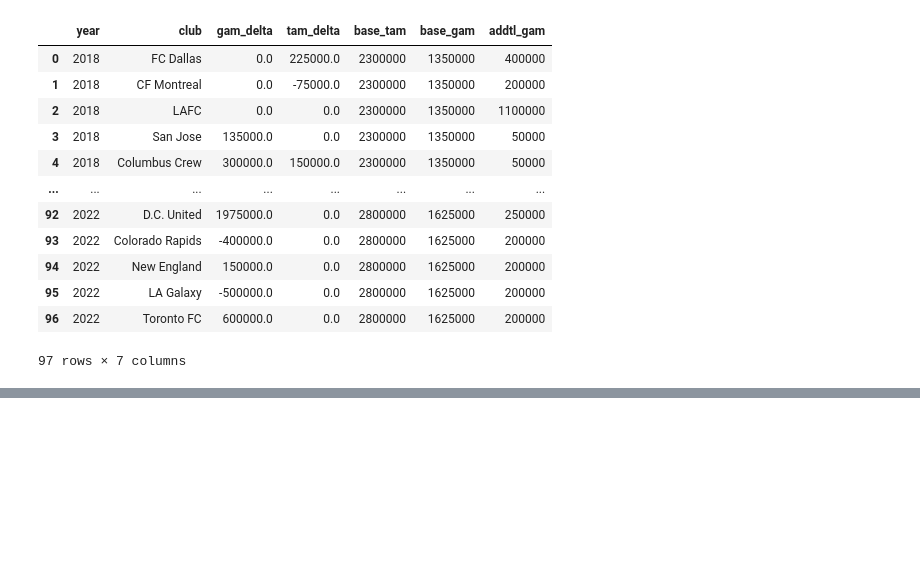
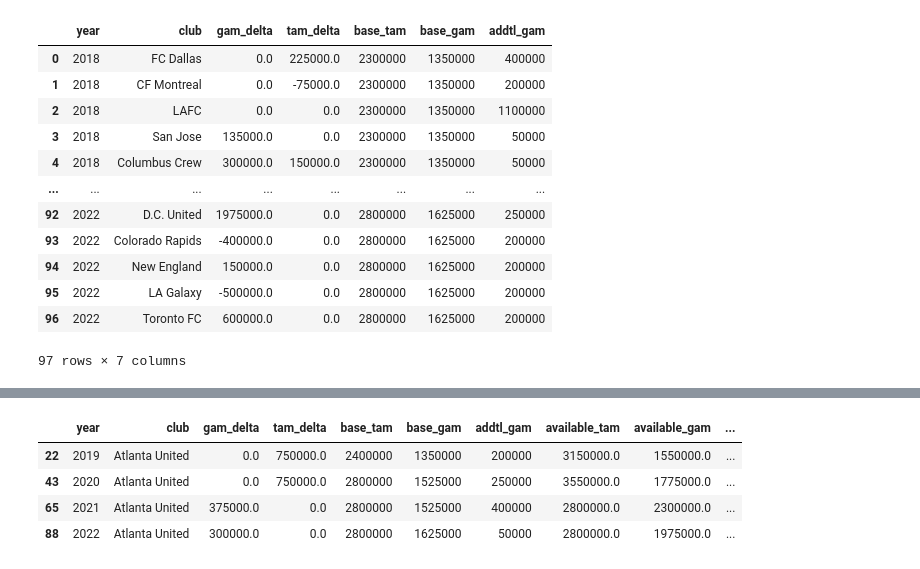
Before and after one commit to akeaswaran/goalsadded-data, a Jupyter notebook: allocation_money.ipynb, the cells around one changed output, grey strips where cells are left out. Cells and saved outputs as stored; diff of their text form; code cells hidden in the pictures; blank space fills up the shorter version.

```diff
--- a/allocation_money.ipynb
+++ b/allocation_money.ipynb
@@ -436,3 +436,11 @@ am_alloc_table
 97 rows × 10 columns
 # %%
 am_alloc_table.to_csv('./allocation_money/mls_am_budgets.csv', index=False)
+# %%
+am_alloc_table[am_alloc_table.club == 'Atlanta United']
+# %% [output]
+|  | year | club | gam_delta | tam_delta | base_tam | base_gam | addtl_gam | available_tam | available_gam | ... |
+| 22 | 2019 | Atlanta United | 0.0 | 750000.0 | 2400000 | 1350000 | 200000 | 3150000.0 | 1550000.0 | ... |
+| 43 | 2020 | Atlanta United | 0.0 | 750000.0 | 2800000 | 1525000 | 250000 | 3550000.0 | 1775000.0 | ... |
+| 65 | 2021 | Atlanta United | 375000.0 | 0.0 | 2800000 | 1525000 | 400000 | 2800000.0 | 2300000.0 | ... |
+| 88 | 2022 | Atlanta United | 300000.0 | 0.0 | 2800000 | 1625000 | 50000 | 2800000.0 | 1975000.0 | ... |
```
Also changed, not shown: parts of 1 cell of this notebook, 1 other file.
